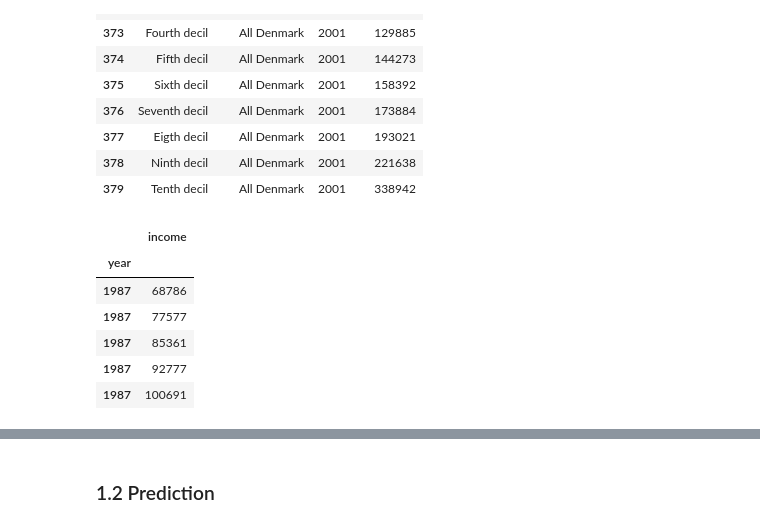
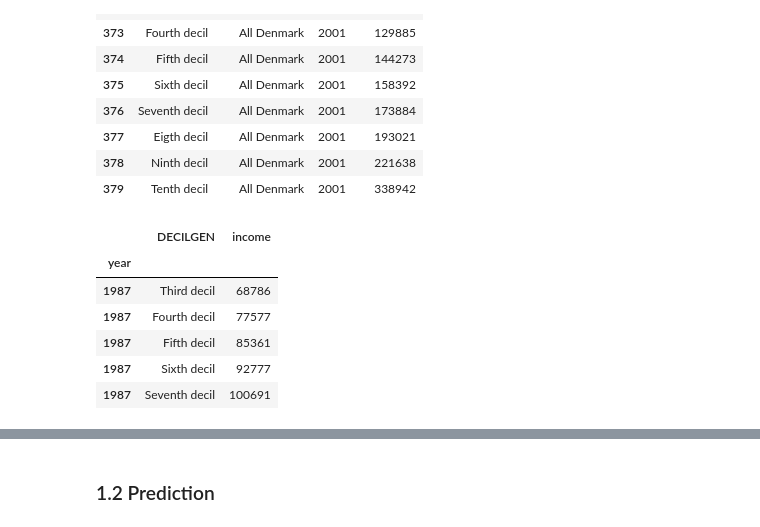
Before and after one commit to mnielsenkaplan-byte/ProgEcon4, a Jupyter notebook: Data Project.ipynb, the cells around one changed output, grey strips where cells are left out. Cells and saved outputs as stored; diff of their text form; code cells hidden in the pictures.

```diff
--- a/Data Project.ipynb
+++ b/Data Project.ipynb
@@ -117,16 +117,16 @@ df.tail(10)
 | 378 | Ninth decil | All Denmark | 2001 | 221638 |
 | 379 | Tenth decil | All Denmark | 2001 | 338942 |
 # %%
-df=df.drop(columns=['KOMMUNEDK','DECILGEN'])
+df=df.drop(columns=['KOMMUNEDK'])
 df = df.rename(columns={'INDHOLD':'income', 'TID': 'year'})
 df= df.set_index('year').sort_index()
 
 df.head(5)
 # %% [output]
-|  | income |
-| year |  |
-| 1987 | 68786 |
-| 1987 | 77577 |
-| 1987 | 85361 |
-| 1987 | 92777 |
-| 1987 | 100691 |
+|  | DECILGEN | income |
+| year |  |  |
+| 1987 | Third decil | 68786 |
+| 1987 | Fourth decil | 77577 |
+| 1987 | Fifth decil | 85361 |
+| 1987 | Sixth decil | 92777 |
+| 1987 | Seventh decil | 100691 |
```
Also changed, not shown: parts of 1 cell of this notebook.
